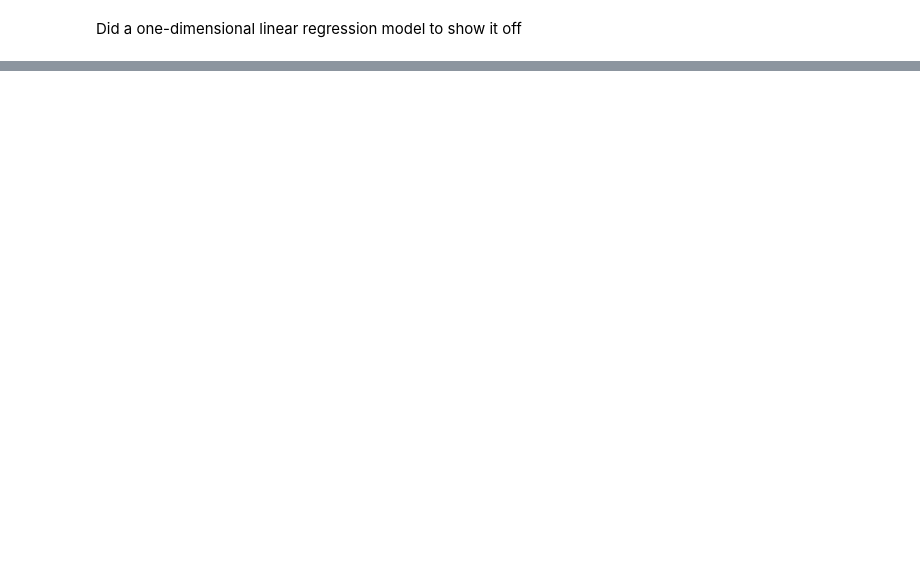
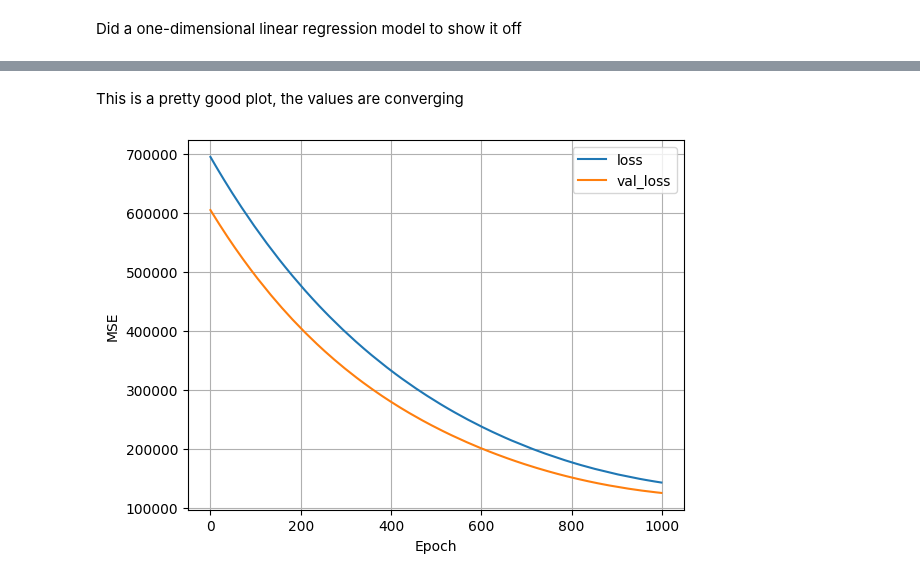
Before and after one commit to isiahturner/Machine-Learning, a Jupyter notebook: ML for Everybody- Linear Regression.ipynb, the cells around one changed output, grey strips where cells are left out. Drawn from its saved outputs; the diff is of its cells as text; code cells hidden in the pictures; blank space fills up the shorter version.

```diff
--- a/ML for Everybody- Linear Regression.ipynb
+++ b/ML for Everybody- Linear Regression.ipynb
@@ -234,0 +271,15 @@ Text(0.5, 0, 'Temperature')
+# %%
+# Building the model with a single layer
+tempNNModel = tf.keras.Sequential([tempNormalizer,
+                     tf.keras.layers.Dense(1)
+                     ])
+# %%
+# Compiling the model
+tempNNModel.compile(optimizer = tf.keras.optimizers.Adam(learning_rate = 0.1), loss = 'mean_squared_error')
+# %%
+# Grabbing the accuracy/performance of the model
+history = tempNNModel.fit(xTrainTemp.reshape(-1), yTrainTemp,
+                          verbose= 0,
+                          epochs = 1000,
+                          validation_data=  (xValTemp, yValTemp)
+                          )
@@ -234,0 +288,16 @@ Text(0.5, 0, 'Temperature')
+# %%
+# Plotting performance of the model
+def plot_loss(history):
+  plt.plot(history.history['loss'], label='loss')
+  plt.plot(history.history['val_loss'], label='val_loss')
+  plt.xlabel('Epoch')
+  plt.ylabel('MSE')
+  plt.legend()
+  plt.grid(True)
+  plt.show()
+# %% [markdown]
+This is a pretty good plot, the values are converging
+# %%
+plot_loss(history)
+# %% [output]
+[figure, added]
```
Also changed, not shown: parts of 19 cells of this notebook.
